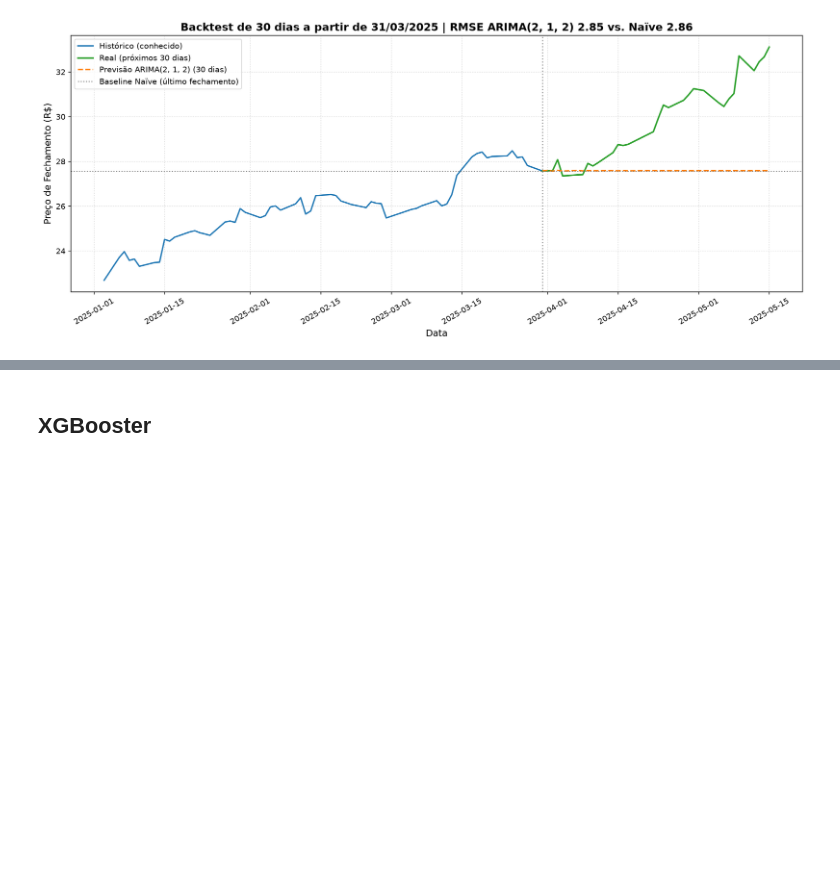
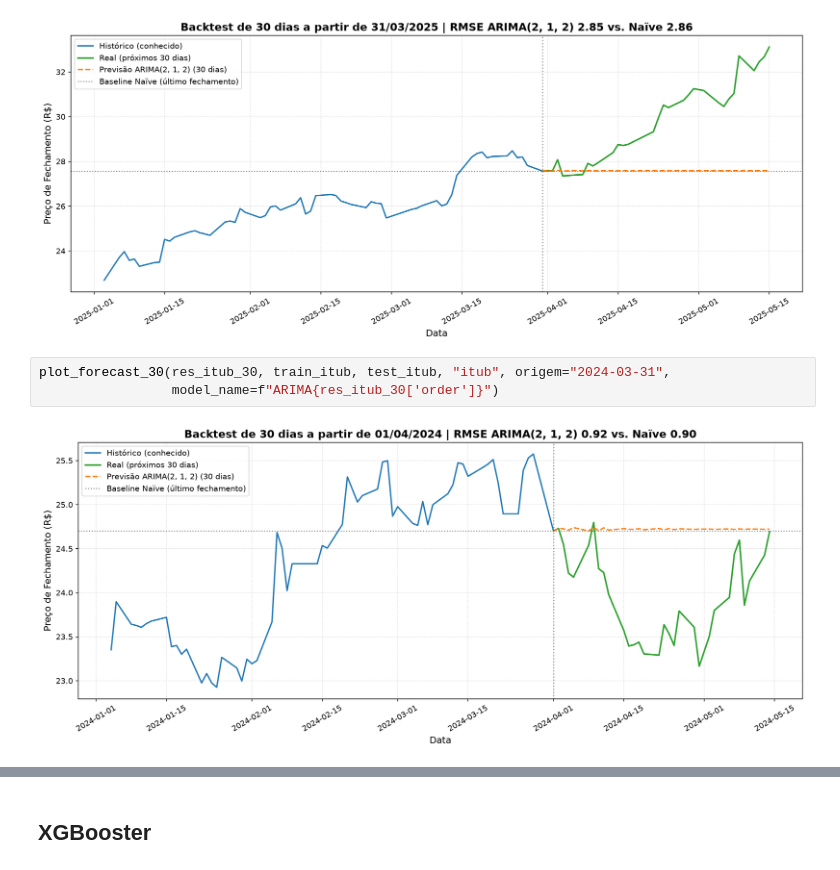
Before and after one commit to robertasaoriokada/stock-prediction, a Jupyter notebook: ITUB4.ipynb, the cells around one changed output, grey strips where cells are left out. Drawn from its saved outputs; the diff is of its cells as text; blank space fills up the shorter version.

```diff
--- a/ITUB4.ipynb
+++ b/ITUB4.ipynb
@@ -80,3 +86,8 @@ ARIMA(2, 1, 2) | horizonte = 30 dias
 ARIMA(2, 1, 2) itub h=30 RMSE: 1.9314 | MAE: 1.5618 | MAPE: 5.89% | Acurácia direcional: 46.43%
 dict_keys(['stock', 'order', 'horizon', 'model', 'backtest', 'futuro', 'path', 'path_ci', 'real_path', 'predictions', 'real', 'baseline', 'rmse', 'mae', 'mape', 'dir_acc'])
 [figure]
+# %%
+plot_forecast_30(res_itub_30, train_itub, test_itub, "itub", origem="2024-03-31",
+                 model_name=f"ARIMA{res_itub_30['order']}")
+# %% [output]
+[figure, added]
```
Also changed, not shown: parts of 9 cells of this notebook, 3 other files.
